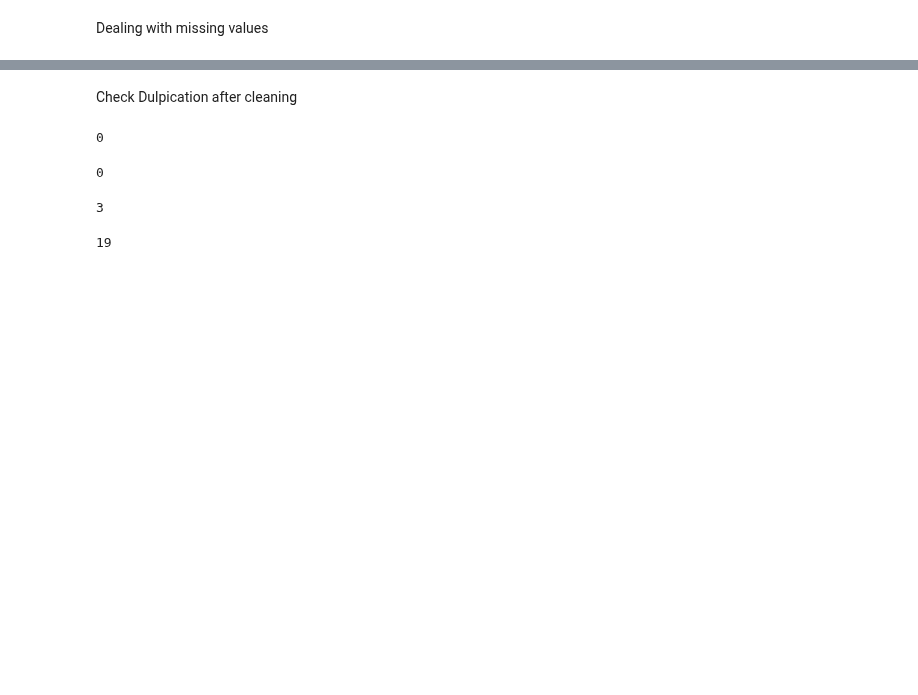
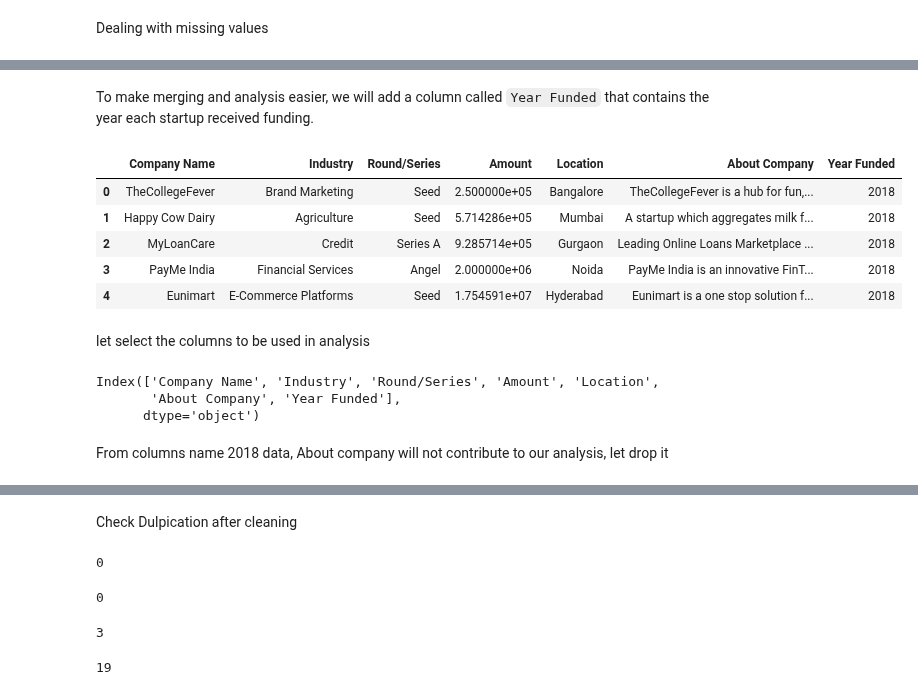
Before and after one commit to DelphinKdl/-Data-analysis-project-Data-Driven-Insights-for-Indian-Startup-Growth, a Jupyter notebook: India StartUp analysis 2018 -2021.ipynb, the cells around one changed output, grey strips where cells are left out. Drawn from its saved outputs; the diff is of its cells as text; code cells hidden in the pictures; blank space fills up the shorter version.

Commit message:
Completing data clenaing on 2018 data

```diff
--- a/India StartUp analysis 2018 -2021.ipynb
+++ b/India StartUp analysis 2018 -2021.ipynb
@@ -324,7 +324,7 @@ def convert_to_usd(amount):
     elif "—" in str(amount):
         return None  #  a suitable value to represent missing/invalid data
     else:
-        return amount
+        return float(amount)
 
 
 # Apply the conversion function to the 'Amount' column
@@ -421,2 +444,2 @@ AS our data type of Amount column is an Object we need to convert it to numeric
 # %%
-data_2018['Amount']=data_2018['About Company']
+data_2018['Amount'].fillna(data_2018['Amount'].mean(), inplace=True)
@@ -422,0 +456,24 @@ data_2018['Amount']=data_2018['About Company']
+# %% [markdown]
+To make merging and analysis easier, we will add a column called `Year Funded` that contains the year each startup received funding.
+# %%
+
+data_2018['Year Funded'] = 2018
+# %%
+data_2018.head(5)
+# %% [output]
+|  | Company Name | Industry | Round/Series | Amount | Location | About Company | Year Funded |
+| 0 | TheCollegeFever | Brand Marketing | Seed | 2.500000e+05 | Bangalore | TheCollegeFever is a hub for fun,... | 2018 |
+| 1 | Happy Cow Dairy | Agriculture | Seed | 5.714286e+05 | Mumbai | A startup which aggregates milk f... | 2018 |
+| 2 | MyLoanCare | Credit | Series A | 9.285714e+05 | Gurgaon | Leading Online Loans Marketplace ... | 2018 |
+| 3 | PayMe India | Financial Services | Angel | 2.000000e+06 | Noida | PayMe India is an innovative FinT... | 2018 |
+| 4 | Eunimart | E-Commerce Platforms | Seed | 1.754591e+07 | Hyderabad | Eunimart is a one stop solution f... | 2018 |
+# %% [markdown]
+let select the columns to be used in analysis
+# %%
+data_2018.columns
+# %% [output]
+Index(['Company Name', 'Industry', 'Round/Series', 'Amount', 'Location',
+       'About Company', 'Year Funded'],
+      dtype='object')
+# %% [markdown]
+From columns name 2018 data, About company will not contribute to our analysis, let drop it
```
Also changed, not shown: parts of 11 cells of this notebook.
